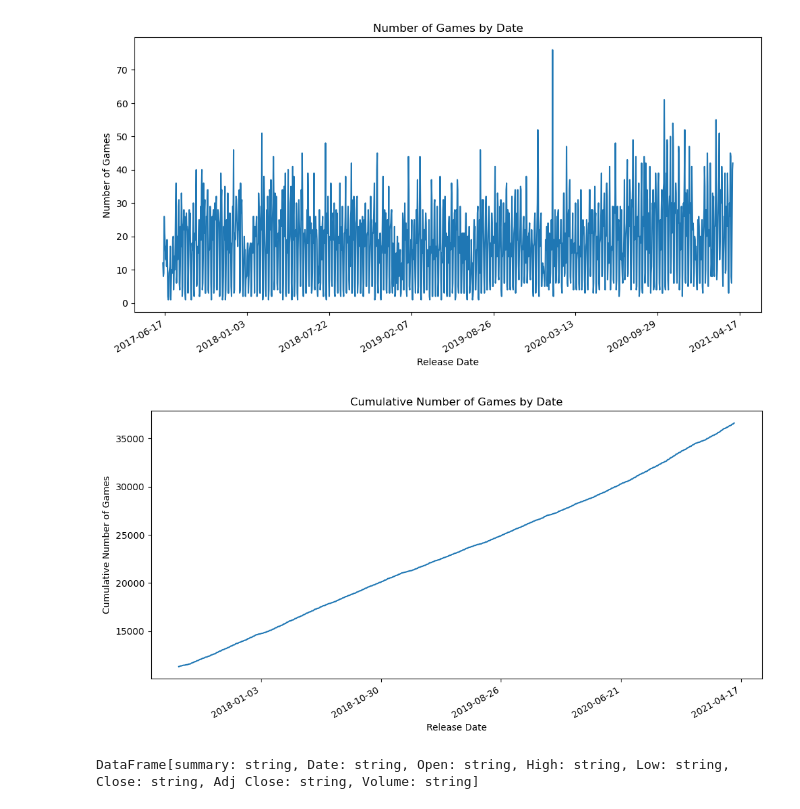
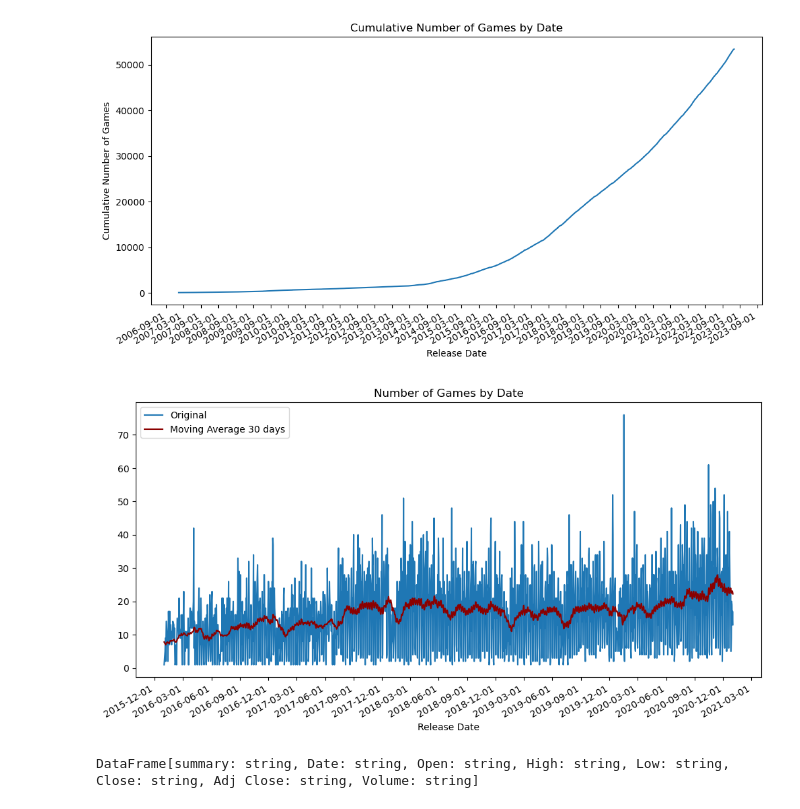
Before and after one commit to VinsiGit/Data-presentation, a Jupyter notebook: project.ipynb, the cells around one changed output. Drawn from its saved outputs; the diff is of its cells as text; code cells hidden in the pictures.

Commit message:
steam data better gemaakt

```diff
--- a/project.ipynb
+++ b/project.ipynb
@@ -37,0 +39,6 @@ end_date='2021-03-31'
+# %%
+start_date = '2007-01-01'
+
+end_date='2023-01-01'
+
+days=30
@@ -42,6 +51,7 @@ df = df.withColumn('Release Date', to_date(df['Release Date'], 'd MMM, yyyy'))
 df = df.withColumn('Release Date', date_format(df['Release Date'], 'yyyy-MM-dd'))
 
 df = df.filter(df['Release Date'].isNotNull())
+
 # df.show()
 
 # df_Steam = df.rdd
@@ -56,10 +66,14 @@ df = df.groupBy('Release Date').count()
 # Calculate the cumulative count
 df = df.withColumn('count_cumulative', F.sum('count').over(Window.orderBy('Release Date')))
 
+window = Window.orderBy('Release Date').rowsBetween(-1*days, 0)  # Change the range according to your needs
+
+df = df.withColumn('moving_average', avg(df['count']).over(window))
+
 
 df_steam= df.rdd
 
-df_steam_loc = df_steam.map(lambda r: (r['Release Date'],float(r['count']),float(r['count_cumulative']))) #float(r['Open']),float(r['High']),float(r['Low']),float(r['Close']),int(r['Volume'])
+df_steam_loc = df_steam.map(lambda r: (r['Release Date'],float(r['count']),float(r['count_cumulative']),float(r['moving_average']))) #float(r['Open']),float(r['High']),float(r['Low']),float(r['Close']),int(r['Volume'])
 df_steam_loc = df_steam_loc.filter(lambda t:start_date<= t[0] <= end_date)
 
 df_steam_loc.take(10)
@@ -77,40 +112,44 @@ df_steam_loc.take(10)
 # %%
 x=df_steam_loc.map(lambda t: t[0]).collect()
-y=df_steam_loc.map(lambda t: t[1]).collect()
+y=df_steam_loc.map(lambda t: t[2]).collect()
 
 x = [mdates.datestr2num(i) for i in x]
+
 # Plot
 plt.figure(figsize=(12,6))
 plt.plot(x, y)
 plt.xlabel('Release Date')
-plt.ylabel('Number of Games')
-plt.title('Number of Games by Date')
+plt.ylabel('Cumulative Number of Games')
+plt.title('Cumulative Number of Games by Date')
 plt.gca().xaxis.set_major_formatter(mdates.DateFormatter('%Y-%m-%d'))
-plt.gca().xaxis.set_major_locator(mdates.DayLocator(interval=200))  # set interval to 7 days for example
-plt.gcf().autofmt_xdate()  # autoformat the x-axis date label for better readability
+plt.gca().xaxis.set_major_locator(mdates.MonthLocator(interval=6))
+plt.gcf().autofmt_xdate()
 
 plt.show()
 # %% [output]
-[figure, old version]
+[figure, new version]
 # %%
-x=df_steam_loc.map(lambda t: t[0]).collect()
-y=df_steam_loc.map(lambda t: t[2]).collect()
+df_steam_loc_special = df_steam_loc.filter(lambda t:"2016-01-01"<= t[0] <= "2021-01-01")
+
+x=df_steam_loc_special.map(lambda t: t[0]).collect()
+y=df_steam_loc_special.map(lambda t: t[1]).collect()
+y1=df_steam_loc_special.map(lambda t: t[3]).collect()
 
 x = [mdates.datestr2num(i) for i in x]
 
-# Plot
 plt.figure(figsize=(12,6))
-plt.plot(x, y)
+plt.plot(x, y, label='Original')
+plt.plot(x, y1, color='darkred', label=f'Moving Average {days} days')
 plt.xlabel('Release Date')
-plt.ylabel('Cumulative Number of Games')
-plt.title('Cumulative Number of Games by Date')
+plt.title('Number of Games by Date')
 plt.gca().xaxis.set_major_formatter(mdates.DateFormatter('%Y-%m-%d'))
-plt.gca().xaxis.set_major_locator(mdates.DayLocator(interval=300))  # set interval to 7 days for example
-plt.gcf().autofmt_xdate()  # autoformat the x-axis date label for better readability
+plt.gca().xaxis.set_major_locator(mdates.MonthLocator(interval=3))
+plt.gcf().autofmt_xdate()
+plt.legend()
 
 plt.show()
 # %% [output]
-[figure, old version]
+[figure, new version]
 # %%
 df = spark.read.option("delimiter", ",").option('header', 'true').csv("Data/NASDAQDay.csv")
 print(df.describe())
```
Also changed, not shown: parts of 12 cells of this notebook.
